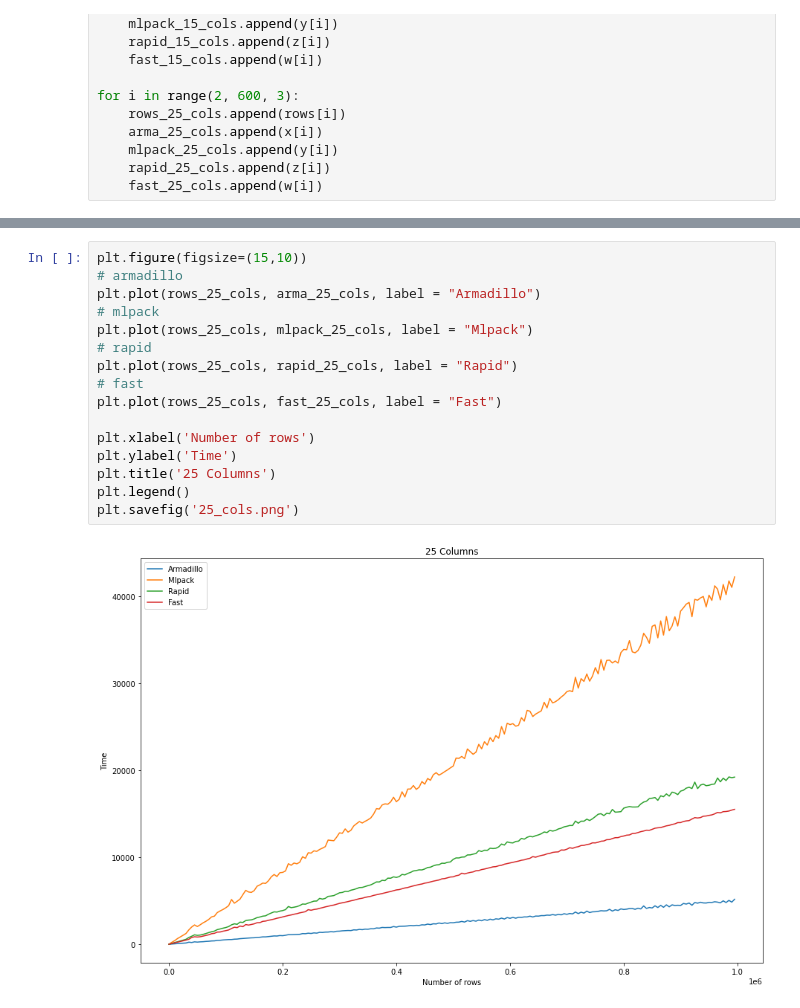
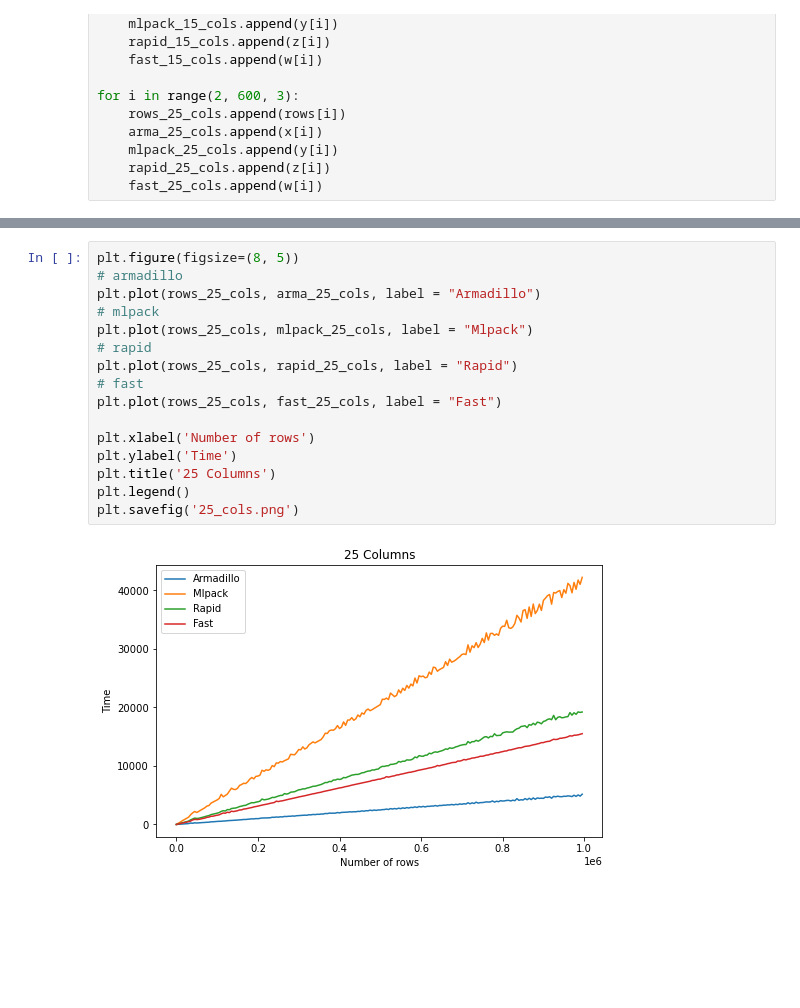
Before and after one commit to heisenbuug/Benchmark-CSV-Parsers, a Jupyter notebook: csvparser_log_check.ipynb, the cells around one changed output, grey strips where cells are left out. Saved outputs shown, nothing was run; the diff lists cells and outputs as text; blank space fills up the shorter version.

```diff
--- a/csvparser_log_check.ipynb
+++ b/csvparser_log_check.ipynb
@@ -87,18 +87,18 @@ plt.savefig('15_cols.png')
 # %%
-plt.figure(figsize=(15,10))
+plt.figure(figsize=(8, 5))
 # armadillo
 plt.plot(rows_25_cols, arma_25_cols, label = "Armadillo")
 # mlpack
 plt.plot(rows_25_cols, mlpack_25_cols, label = "Mlpack")
 # rapid
 plt.plot(rows_25_cols, rapid_25_cols, label = "Rapid")
 # fast
 plt.plot(rows_25_cols, fast_25_cols, label = "Fast")
 
 plt.xlabel('Number of rows')
 plt.ylabel('Time')
 plt.title('25 Columns')
 plt.legend()
 plt.savefig('25_cols.png')
 # %% [output]
-[figure, old version]
+[figure, new version]
```
Also changed, not shown: parts of 2 cells of this notebook, 4 other files.
